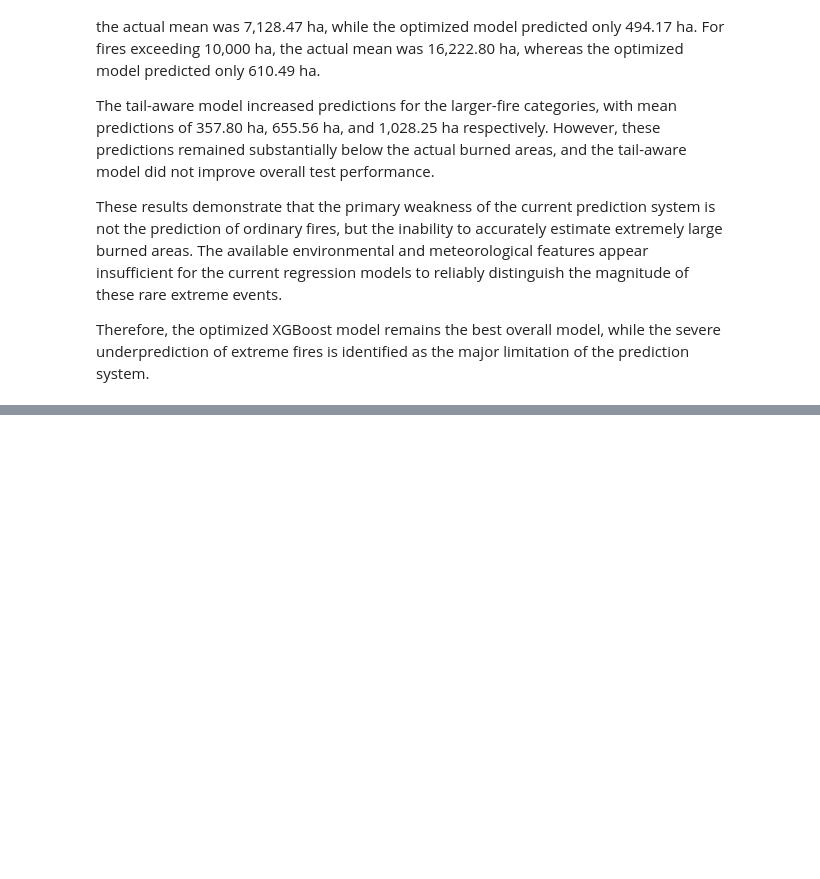
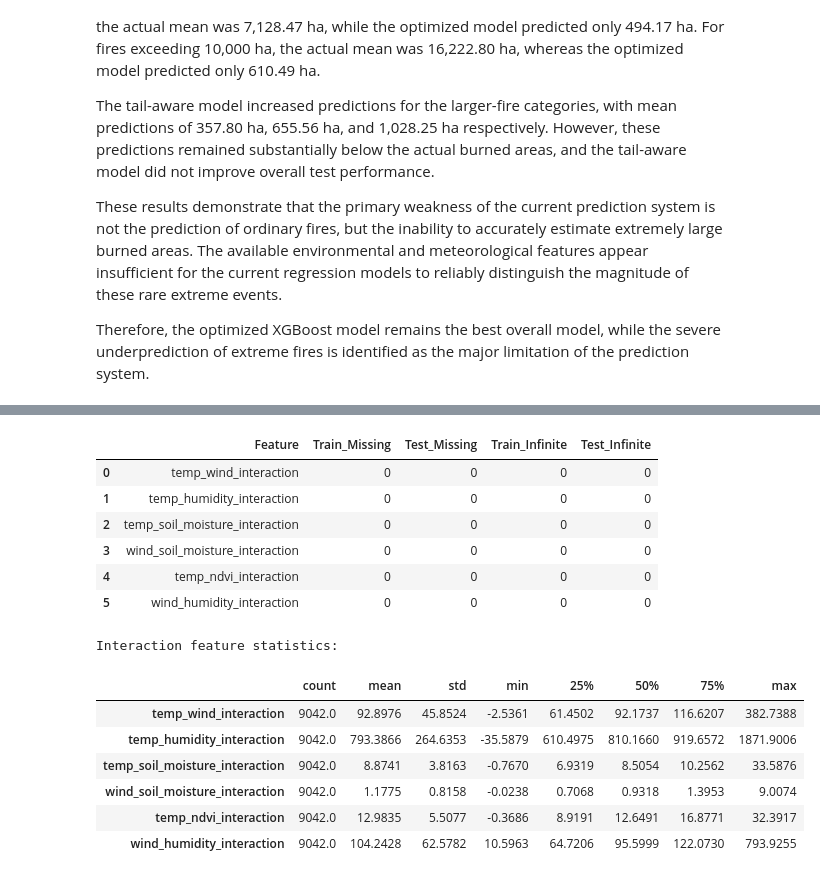
Before and after one commit to mraznyrazeek/ML-Based-Forest-Fire-Prediction-Project, a Jupyter notebook: backend/notebooks/05_final_model_improvement.ipynb, the cells around one changed output, grey strips where cells are left out. Drawn from its saved outputs; the diff is of its cells as text; code cells hidden in the pictures; blank space fills up the shorter version.

Commit message:
ested target transformations, weighting, loss functions, interactions, and feature selection

```diff
--- a/backend/notebooks/05_final_model_improvement.ipynb
+++ b/backend/notebooks/05_final_model_improvement.ipynb
@@ -1012,0 +1353,57 @@ Therefore, the optimized XGBoost model remains the best overall model, while the
+# %%
+# SECTION 7.2 — VALIDATE INTERACTION FEATURES
+
+interaction_features = [
+    "temp_wind_interaction",
+    "temp_humidity_interaction",
+    "temp_soil_moisture_interaction",
+    "wind_soil_moisture_interaction",
+    "temp_ndvi_interaction",
+    "wind_humidity_interaction"
+]
+
+interaction_check = pd.DataFrame({
+    "Feature": interaction_features,
+    "Train_Missing": [
+        X_train_interact[f].isna().sum()
+        for f in interaction_features
+    ],
+    "Test_Missing": [
+        X_test_interact[f].isna().sum()
+        for f in interaction_features
+    ],
+    "Train_Infinite": [
+        np.isinf(X_train_interact[f]).sum()
+        for f in interaction_features
+    ],
+    "Test_Infinite": [
+        np.isinf(X_test_interact[f]).sum()
+        for f in interaction_features
+    ]
+})
+
+display(interaction_check)
+
+print("\nInteraction feature statistics:")
+display(
+    X_train_interact[interaction_features]
+    .describe()
+    .T
+    .round(4)
+)
+# %% [output]
+|  | Feature | Train_Missing | Test_Missing | Train_Infinite | Test_Infinite |
+| 0 | temp_wind_interaction | 0 | 0 | 0 | 0 |
+| 1 | temp_humidity_interaction | 0 | 0 | 0 | 0 |
+| 2 | temp_soil_moisture_interaction | 0 | 0 | 0 | 0 |
+| 3 | wind_soil_moisture_interaction | 0 | 0 | 0 | 0 |
+| 4 | temp_ndvi_interaction | 0 | 0 | 0 | 0 |
+| 5 | wind_humidity_interaction | 0 | 0 | 0 | 0 |
+Interaction feature statistics:
+|  | count | mean | std | min | 25% | 50% | 75% | max |
+| temp_wind_interaction | 9042.0 | 92.8976 | 45.8524 | -2.5361 | 61.4502 | 92.1737 | 116.6207 | 382.7388 |
+| temp_humidity_interaction | 9042.0 | 793.3866 | 264.6353 | -35.5879 | 610.4975 | 810.1660 | 919.6572 | 1871.9006 |
+| temp_soil_moisture_interaction | 9042.0 | 8.8741 | 3.8163 | -0.7670 | 6.9319 | 8.5054 | 10.2562 | 33.5876 |
+| wind_soil_moisture_interaction | 9042.0 | 1.1775 | 0.8158 | -0.0238 | 0.7068 | 0.9318 | 1.3953 | 9.0074 |
+| temp_ndvi_interaction | 9042.0 | 12.9835 | 5.5077 | -0.3686 | 8.9191 | 12.6491 | 16.8771 | 32.3917 |
+| wind_humidity_interaction | 9042.0 | 104.2428 | 62.5782 | 10.5963 | 64.7206 | 95.5999 | 122.0730 | 793.9255 |
```
Also changed, not shown: parts of 29 cells of this notebook.
